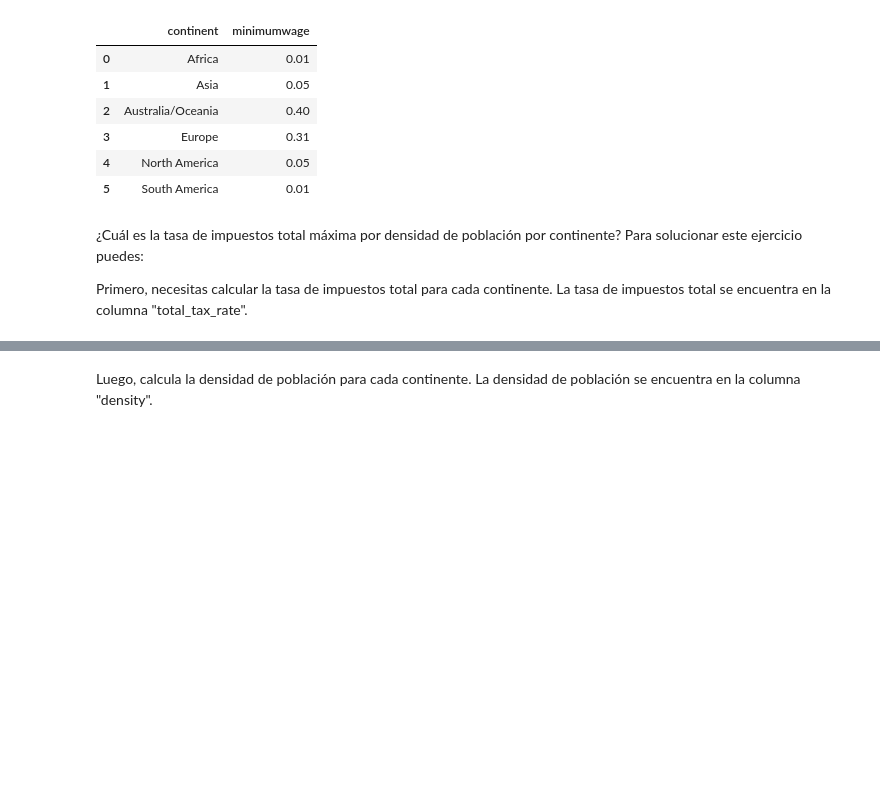
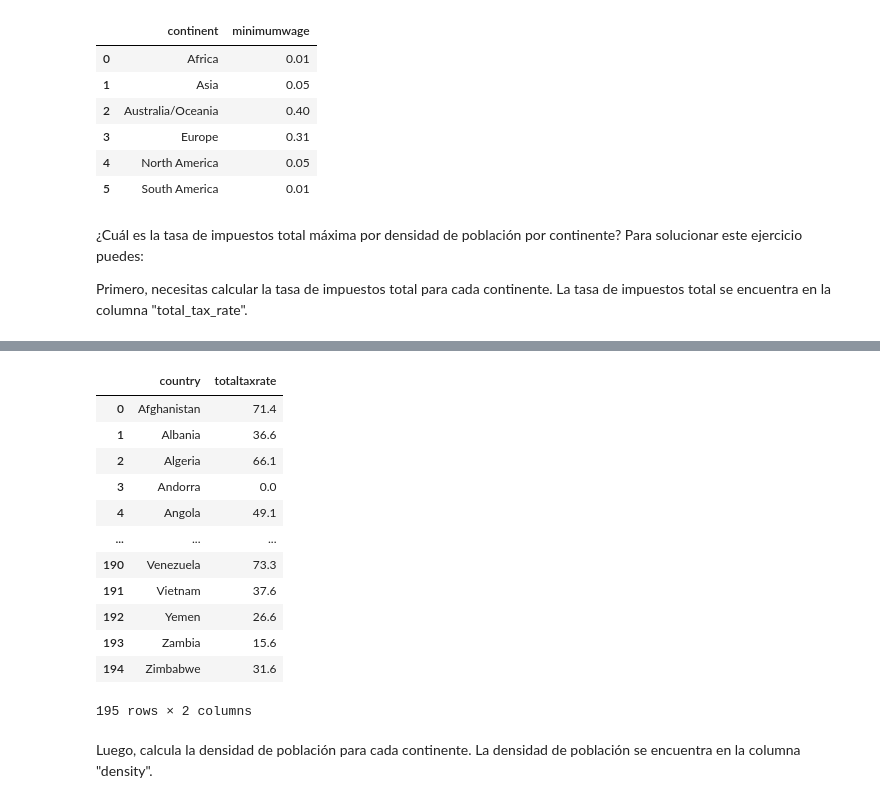
Before and after one commit to FrancaTortaroloo/mod3-pairprogramming, a Jupyter notebook: pair-gorupby-apply.ipynb, the cells around one changed output, grey strips where cells are left out. Drawn from its saved outputs; the diff is of its cells as text; code cells hidden in the pictures; blank space fills up the shorter version.

```diff
--- a/pair-gorupby-apply.ipynb
+++ b/pair-gorupby-apply.ipynb
@@ -165,16 +165,3 @@ df_inner.groupby(["continent"])["minimumwage"].min().reset_index()
 ¿Cuál es la tasa de impuestos total máxima por densidad de población por continente? Para solucionar este ejercicio puedes:
 
 Primero, necesitas calcular la tasa de impuestos total para cada continente. La tasa de impuestos total se encuentra en la columna "total_tax_rate".
-# %%
-# Convertir la columna totaltaxrate a tipo numérico
-df_inner['totaltaxrate'] = pd.to_numeric(df_inner['totaltaxrate'], errors='coerce')
-
-# Eliminar filas con valores NaN en totaltaxrate
-df_inner = df_inner.dropna(subset=['totaltaxrate'])
-
-#verificar el tipo de datos de la columna
-if not df_inner['totaltaxrate'].dtype == 'float64':
-    raise ValueError("La columna 'totaltaxrate' no se ha convertido correctamente a tipo numérico")
-
-# Realizar la operación de agrupación y obtener el mínimo utilizando la función personalizada
-min_values = df_inner.groupby(["totaltaxrate"]).min().reset_index()
@@ -182,0 +168,8 @@ TypeError: agg function failed [how->min,dtype->object]
+# %%
+
+#aplicar la funcion a totaltaxrate
+
+df_inner['totaltaxrate'] = df_inner['totaltaxrate'].apply(comas_puntos)
+
+# Convertir la columna totaltaxrate a tipo numérico
+df_inner['totaltaxrate'] = pd.to_numeric(df_inner['totaltaxrate'], errors='coerce')
@@ -183,2 +194,20 @@ TypeError: agg function failed [how->min,dtype->object]
+# %%
+# Realizar una operación de agrupación simple sin la función personalizada de mínimo
+total_tax = df_inner.groupby('country')['totaltaxrate'].sum().reset_index()
+total_tax
+# %% [output]
+|  | country | totaltaxrate |
+| 0 | Afghanistan | 71.4 |
+| 1 | Albania | 36.6 |
+| 2 | Algeria | 66.1 |
+| 3 | Andorra | 0.0 |
+| 4 | Angola | 49.1 |
+| ... | ... | ... |
+| 190 | Venezuela | 73.3 |
+| 191 | Vietnam | 37.6 |
+| 192 | Yemen | 26.6 |
+| 193 | Zambia | 15.6 |
+| 194 | Zimbabwe | 31.6 |
+195 rows × 2 columns
 # %% [markdown]
 Luego, calcula la densidad de población para cada continente. La densidad de población se encuentra en la columna "density".
```
Also changed, not shown: parts of 4 cells of this notebook.
